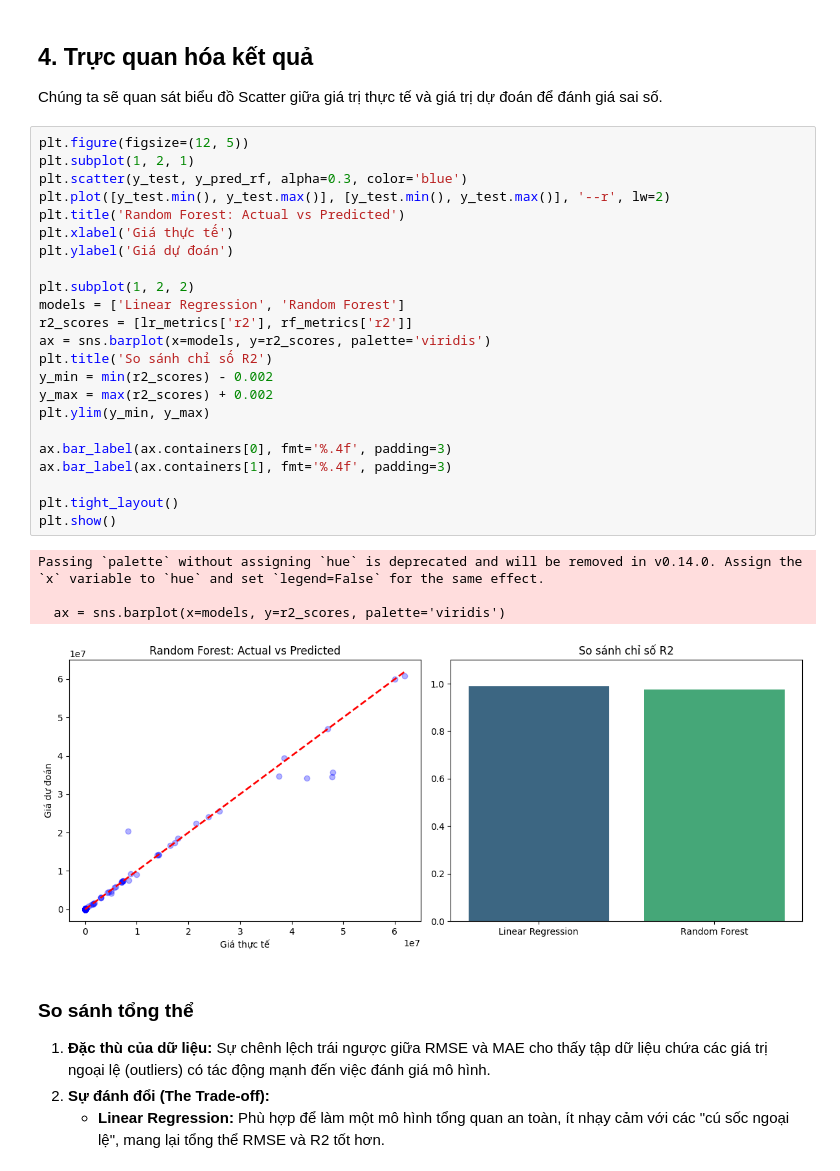
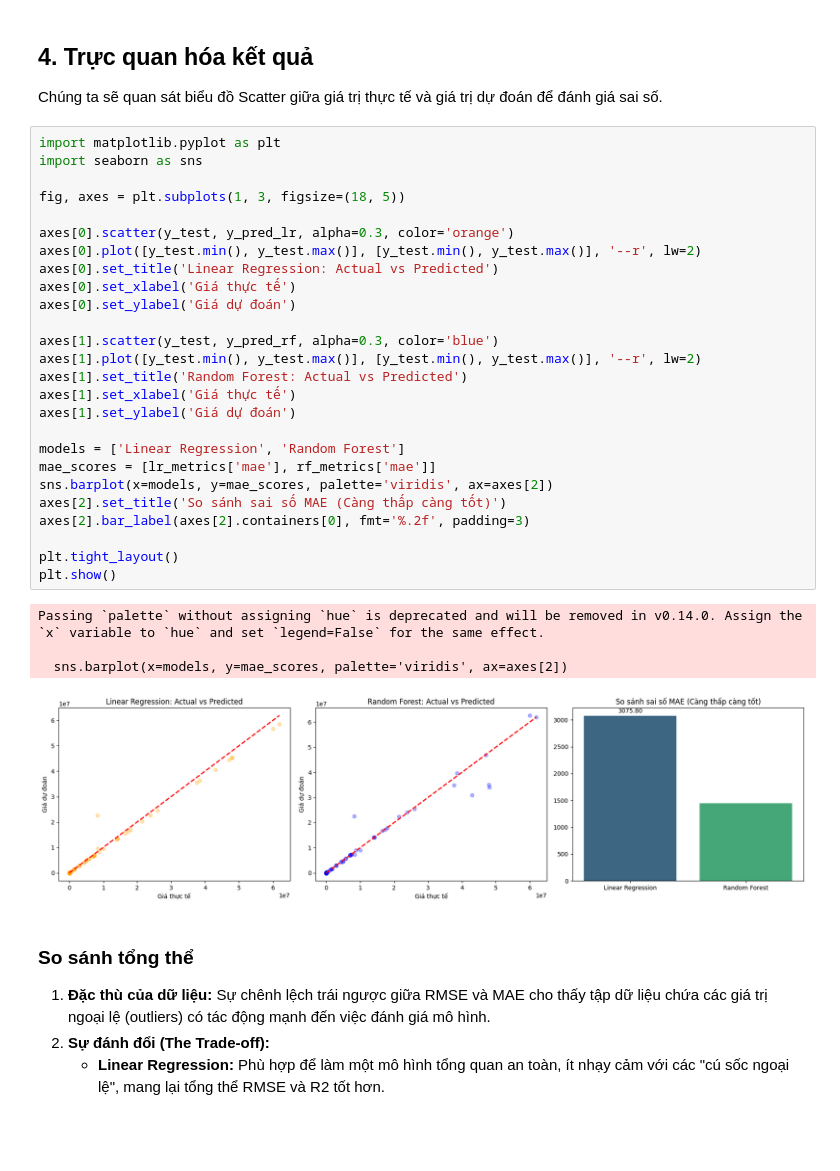
Before and after one commit to nthanhdung2k6ptit/steam-games-data-science, a Jupyter notebook: notebooks/03_regression.ipynb, the cells around one changed output. Saved outputs shown, nothing was run; the diff lists cells and outputs as text; blank space fills up the shorter version.

```diff
--- a/notebooks/03_regression.ipynb
+++ b/notebooks/03_regression.ipynb
@@ -68,33 +68,36 @@ R2:   0.9752
 ## 4. Trực quan hóa kết quả
 Chúng ta sẽ quan sát biểu đồ Scatter giữa giá trị thực tế và giá trị dự đoán để đánh giá sai số.
 # %%
-plt.figure(figsize=(12, 5))
-plt.subplot(1, 2, 1)
-plt.scatter(y_test, y_pred_rf, alpha=0.3, color='blue')
-plt.plot([y_test.min(), y_test.max()], [y_test.min(), y_test.max()], '--r', lw=2)
-plt.title('Random Forest: Actual vs Predicted')
-plt.xlabel('Giá thực tế')
-plt.ylabel('Giá dự đoán')
+import matplotlib.pyplot as plt
+import seaborn as sns
 
-plt.subplot(1, 2, 2)
+fig, axes = plt.subplots(1, 3, figsize=(18, 5))
+
+axes[0].scatter(y_test, y_pred_lr, alpha=0.3, color='orange')
+axes[0].plot([y_test.min(), y_test.max()], [y_test.min(), y_test.max()], '--r', lw=2)
+axes[0].set_title('Linear Regression: Actual vs Predicted')
+axes[0].set_xlabel('Giá thực tế')
+axes[0].set_ylabel('Giá dự đoán')
+
+axes[1].scatter(y_test, y_pred_rf, alpha=0.3, color='blue')
+axes[1].plot([y_test.min(), y_test.max()], [y_test.min(), y_test.max()], '--r', lw=2)
+axes[1].set_title('Random Forest: Actual vs Predicted')
+axes[1].set_xlabel('Giá thực tế')
+axes[1].set_ylabel('Giá dự đoán')
+
 models = ['Linear Regression', 'Random Forest']
-r2_scores = [lr_metrics['r2'], rf_metrics['r2']]
-ax = sns.barplot(x=models, y=r2_scores, palette='viridis')
-plt.title('So sánh chỉ số R2')
-y_min = min(r2_scores) - 0.002
-y_max = max(r2_scores) + 0.002
-plt.ylim(y_min, y_max)
-
-ax.bar_label(ax.containers[0], fmt='%.4f', padding=3)
-ax.bar_label(ax.containers[1], fmt='%.4f', padding=3)
+mae_scores = [lr_metrics['mae'], rf_metrics['mae']]
+sns.barplot(x=models, y=mae_scores, palette='viridis', ax=axes[2])
+axes[2].set_title('So sánh sai số MAE (Càng thấp càng tốt)')
+axes[2].bar_label(axes[2].containers[0], fmt='%.2f', padding=3)
 
 plt.tight_layout()
 plt.show()
 # %% [output]
 Passing `palette` without assigning `hue` is deprecated and will be removed in v0.14.0. Assign the `x` variable to `hue` and set `legend=False` for the same effect.
 
-  ax = sns.barplot(x=models, y=r2_scores, palette='viridis')
+  sns.barplot(x=models, y=mae_scores, palette='viridis', ax=axes[2])
-[figure, old version]
+[figure, new version]
 # %% [markdown]
 ### So sánh tổng thể
 
```
Also changed, not shown: parts of 1 cell of this notebook, 3 other files.
